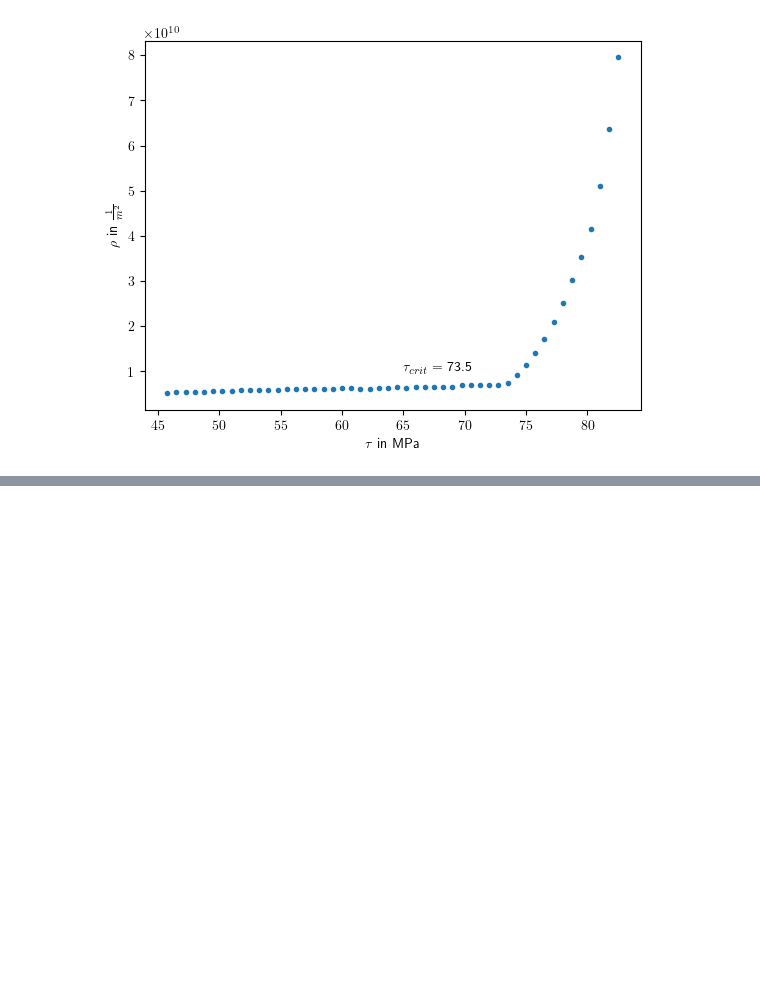
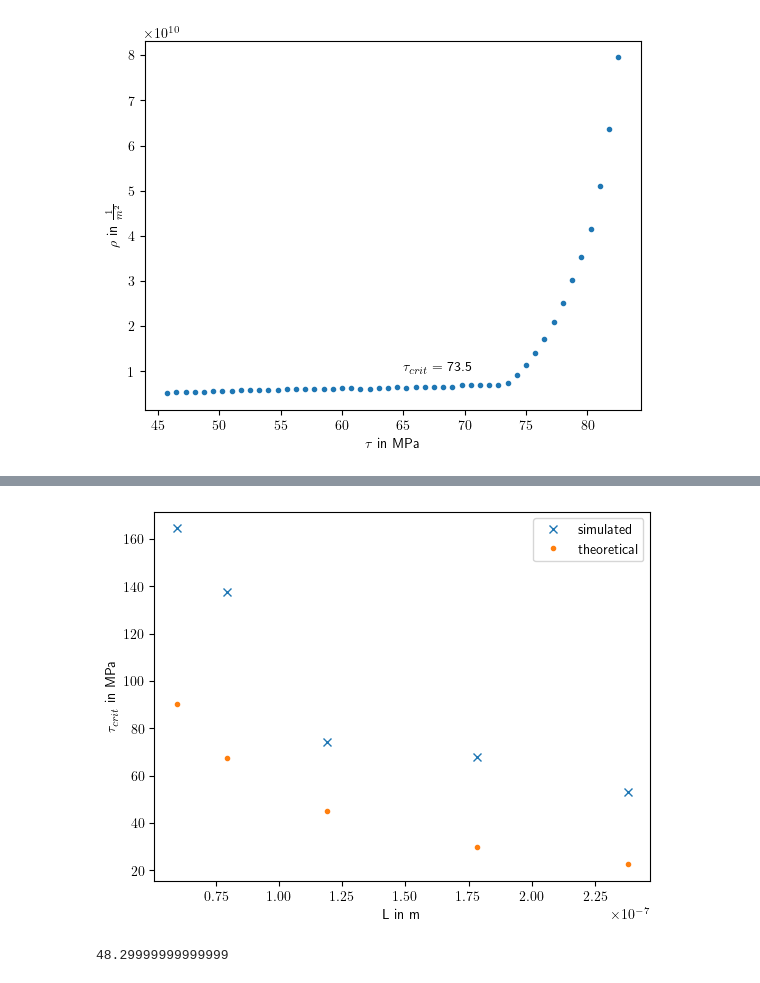
Before and after one commit to LAPikachu/practical_DDD, a Jupyter notebook: plot.ipynb, the cells around one changed output, grey strips where cells are left out. Saved outputs shown, nothing was run; the diff lists cells and outputs as text; code cells hidden in the pictures; blank space fills up the shorter version.

```diff
--- a/plot.ipynb
+++ b/plot.ipynb
@@ -75,14 +113,20 @@ print(tau_crits_list)
 # %%
 #calculation on theoretical tau_crits
 alpha = 0.8158667972575904 #fitted for tau_crit=73.5 MPa L=119 nm
-mu = 42 # GPa
+mu = 42e3 # MPa
 b = 2.5525e-10 #m
 L = 119e-9 #m
 def tau_crit(mu, b, alpha, L):
     return alpha * mu * b / L
 # %%
-tau_crit_list=[] #in GPa
-length_list = [L/2, L, 1.5*L, 2*L] #in m
+theo_tau_crit_list=[] #in MPa
+length_list = [L/2,L*2/3, L, 1.5*L, 2*L] #in m
 for L_i in length_list:
     tau_crit_i = tau_crit(mu=mu, b=b, alpha=alpha, L=L_i)
-    tau_crit_list.append(tau_crit_i)
+    theo_tau_crit_list.append(tau_crit_i)
+# %%
+alpha_old =  0.5
+init_alpha_tau_crit_list = []
+for L_i in length_list:
+    tau_crit_i = tau_crit(mu=mu, b=b, alpha=alpha_old, L=L_i)
+    init_alpha_tau_crit_list.append(tau_crit_i)
@@ -89,6 +141,24 @@ for L_i in length_list:
 # %%
 plt.rcParams['text.usetex'] = True #to render LaTeX output
 fig, ax = plt.subplots()
-ax.plot(length_list, tau_crit_list, '.')
+
+ax.plot(length_list, tau_crit_list, 'x', label = 'simulated')
+ax.plot(length_list, init_alpha_tau_crit_list, '.', label = 'theoretical')
 ax.set_xlabel(r"L in m")
-ax.set_ylabel(r"$\tau_{crit}$ in GPa ")
+ax.set_ylabel(r"$\tau_{crit}$ in MPa ")
+ax.legend()
+
+fig.savefig('report/graphics/seg_length_tau_crit')
+# %% [output]
+[figure, added]
+# %%
+def calculate_error(theo : list, simulated : list) -> float:
+    N = len(theo)
+    sum = 0
+    for i in range(0, N):
+        sum += np.sqrt(((simulated[i] - theo[i])**2))
+    return sum/N
+
+print(calculate_error(theo= init_alpha_tau_crit_list, simulated=tau_crit_list))
+# %% [output]
+48.29999999999999
```
Also changed, not shown: parts of 5 cells of this notebook.
